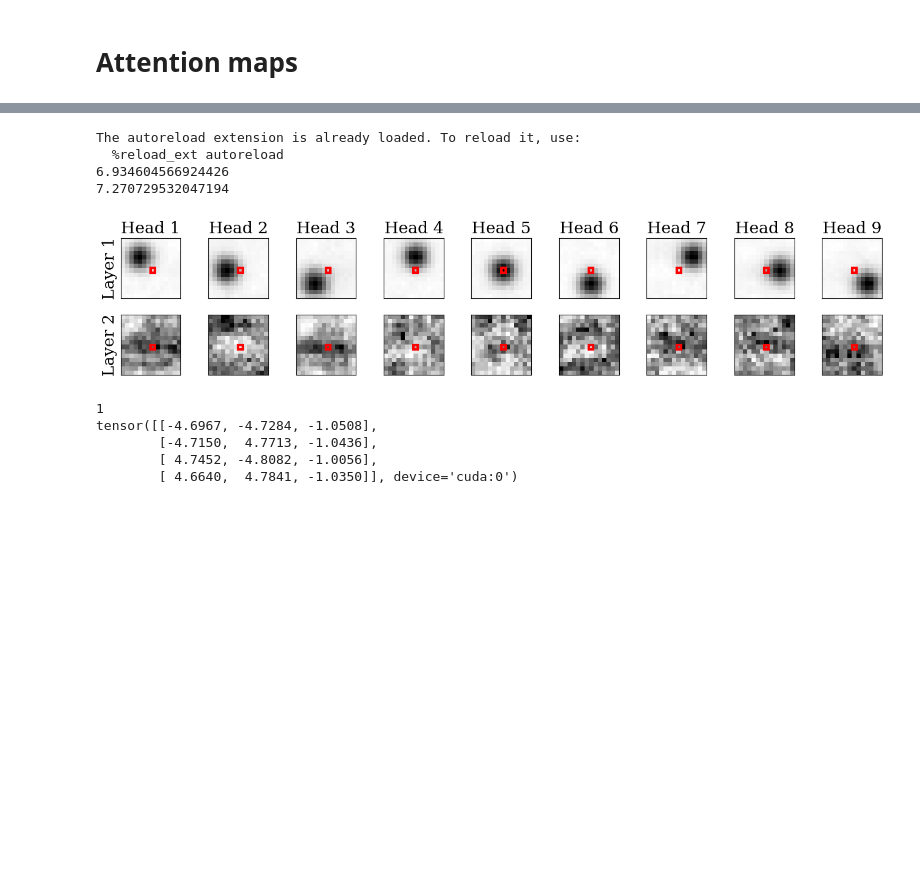
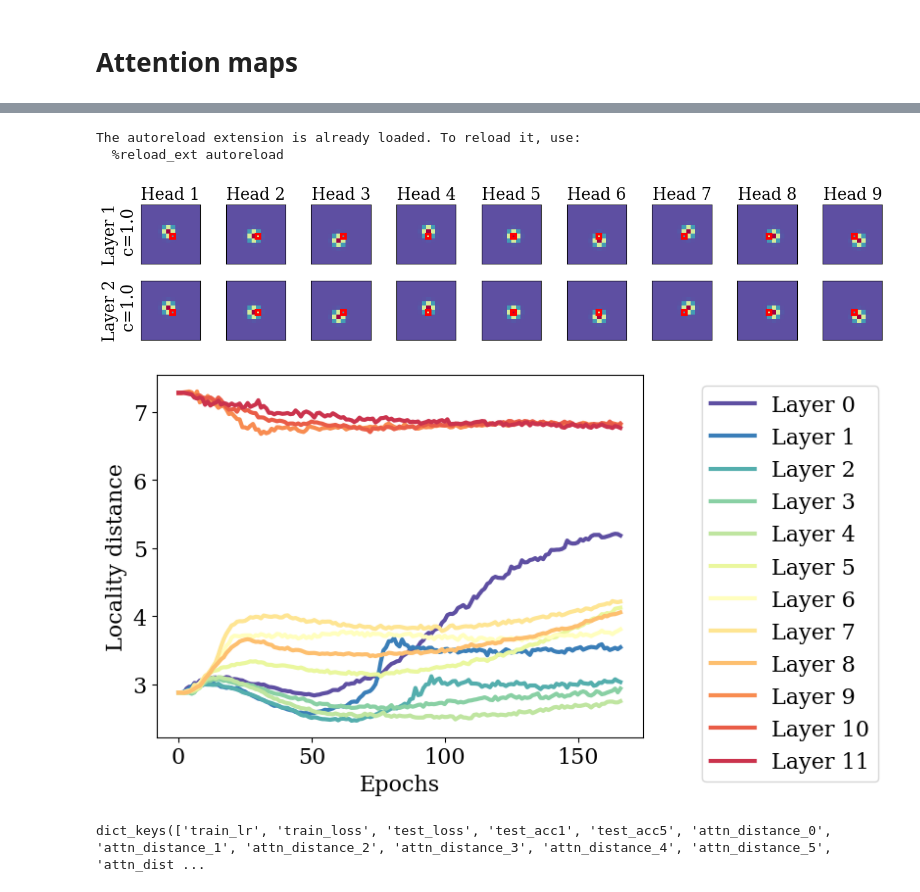
Before and after one commit to sdascoli/deit, a Jupyter notebook: deit.ipynb, the cells around one changed output, grey strips where cells are left out. Saved outputs shown, nothing was run; the diff lists cells and outputs as text; code cells hidden in the pictures; blank space fills up the shorter version.

```diff
--- a/deit.ipynb
+++ b/deit.ipynb
@@ -379,8 +382,8 @@ for path in glob.glob(str(args.output_dir/'checkpoint*')):
 # %%
 %load_ext autoreload
+%autoreload 2
 from main import create_model, build_dataset
-strength = 0.1
-model = create_model('deit_small_patch16_224', local_up_to_layer=1, locality_strength=strength, locality_dim=1)
+model = create_model('deit_small_patch16_224', local_up_to_layer=4, locality_strength=1, locality_dim=10)
 model.to('cuda')
 
 plot_attention(model, x, num_layers=2)
@@ -390,17 +393,31 @@ plt.show()
 # %% [output]
 The autoreload extension is already loaded. To reload it, use:
   %reload_ext autoreload
-6.934604566924426
-7.270729532047194
-[figure, old version]
+[figure, new version]
-# %%
-args = runs[2]['args']
-print(args.freeze_locality)
-w = torch.load(args.output_dir/'checkpoint_10.pth')['model']
-print(w['blocks.0.attn.pos_proj.weight'])
-# %% [output]
-1
-tensor([[-4.6967, -4.7284, -1.0508],
-        [-4.7150,  4.7713, -1.0436],
-        [ 4.7452, -4.8082, -1.0056],
-        [ 4.6640,  4.7841, -1.0350]], device='cuda:0')
+# %%
+latest = min([len(run['logs']) for run in runs])
+topk=1
+
+cons = {'model': 'deit_small_patch16_224',
+        'local_up_to_layer' : 9,
+        'locality_strength':1,
+       }
+selected_runs, _ = select_runs(runs, params, cons)
+run = selected_runs[0]
+args = run['args']
+
+plt.figure()
+grid = np.zeros((len(params[key1]),len(params[key2])))
+for l in range(12):
+    args = run['args']
+    plt.plot(range(latest), [run['logs'][k]['attn_distance_%d'%l] for k in range(latest)], color=cmap(l/12), label='Layer %d'%l)
+plt.legend(bbox_to_anchor=(1.1,1))
+plt.xlabel('Epochs')
+plt.ylabel('Locality distance'.format(topk,latest))
+plt.show()
+# %% [output]
+[figure, added]
+# %%
+run['logs'][0].keys()
+# %% [output]
+dict_keys(['train_lr', 'train_loss', 'test_loss', 'test_acc1', 'test_acc5', 'attn_distance_0', 'attn_distance_1', 'attn_distance_2', 'attn_distance_3', 'attn_distance_4', 'attn_distance_5', 'attn_dist ...
```
Also changed, not shown: parts of 5 cells of this notebook, 4 other files.
